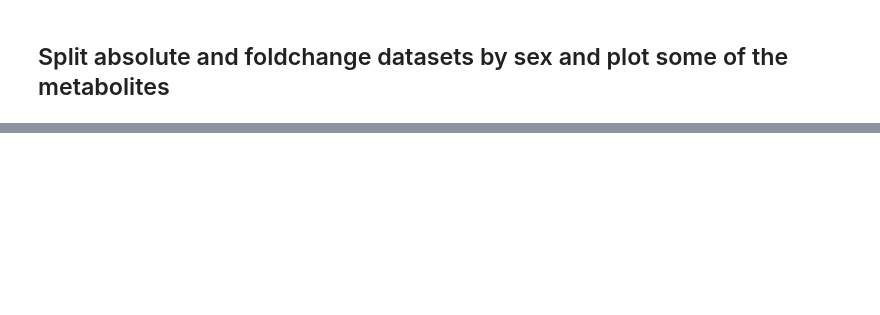
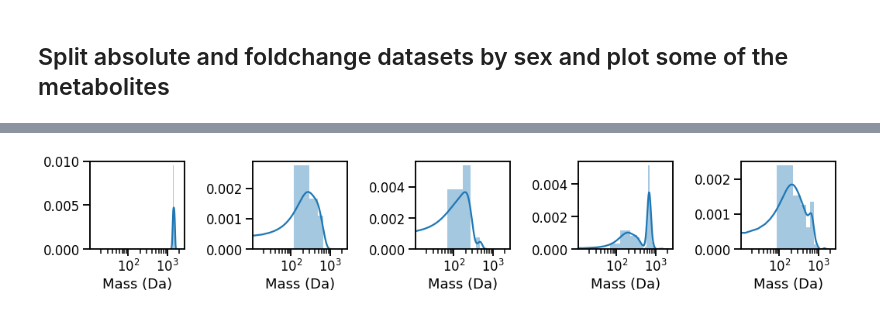
Before and after one commit to jzlab/ml_RIPC, a Jupyter notebook: notebooks/timeseries_by_cluster_grouping.ipynb, the cells around one changed output, grey strips where cells are left out. Cells and saved outputs as stored; diff of their text form; code cells hidden in the pictures; blank space fills up the shorter version.

```diff
--- a/notebooks/timeseries_by_cluster_grouping.ipynb
+++ b/notebooks/timeseries_by_cluster_grouping.ipynb
@@ -156,0 +247,23 @@ fig.savefig('../viz/cluster_groups/mass_by_group.png',dpi=300)
+# %%
+groups = fc_subset.cluster_id.drop_duplicates().values
+num_groups = len(groups)
+fig,axs = plt.subplots(1,num_groups,figsize=(15,3),sharex=True,)
+
+for clust_id,ax in zip(sorted(groups),axs):
+    d = clust_df.query('cluster_id == {}'.format(clust_id)).Molecular_Weight
+#     d = clust_df[['Molecular_Weight','cluster_id']]
+    g = sns.distplot(d,ax=ax,
+#                      bins=10,
+                    )
+    # g.axes.yaxis.set_minor_locator(tkr.LogLocator(base=10, subs='all'))
+    # g.axes.yaxis.set_minor_formatter(tkr.NullFormatter())
+    g.axes.set_xscale('log')
+#     ax.set_xlabel('')
+    ax.set_xlabel('Mass (Da)')
+#     ax.set_xticks([])
+
+
+fig.tight_layout()
+# fig.savefig('../viz/cluster_groups/mass_by_group.png',dpi=300)
+# %% [output]
+[figure, added]
```
Also changed, not shown: parts of 15 cells of this notebook, 5 other files.
